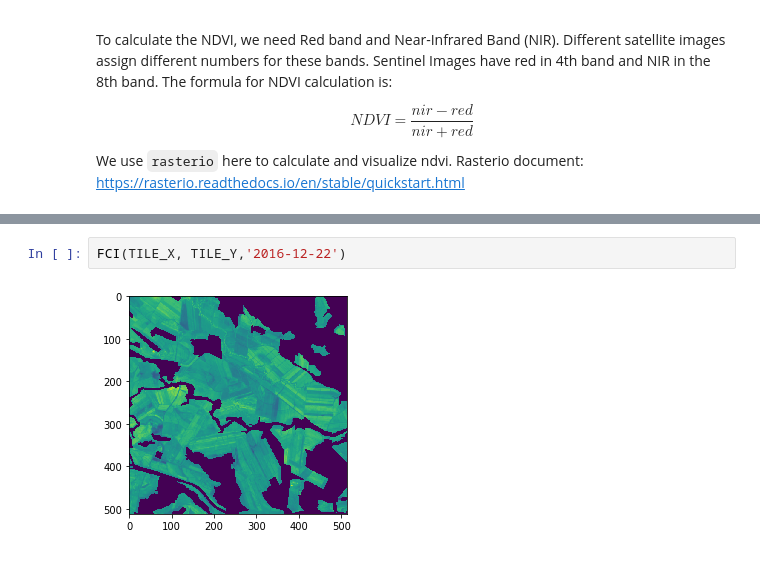
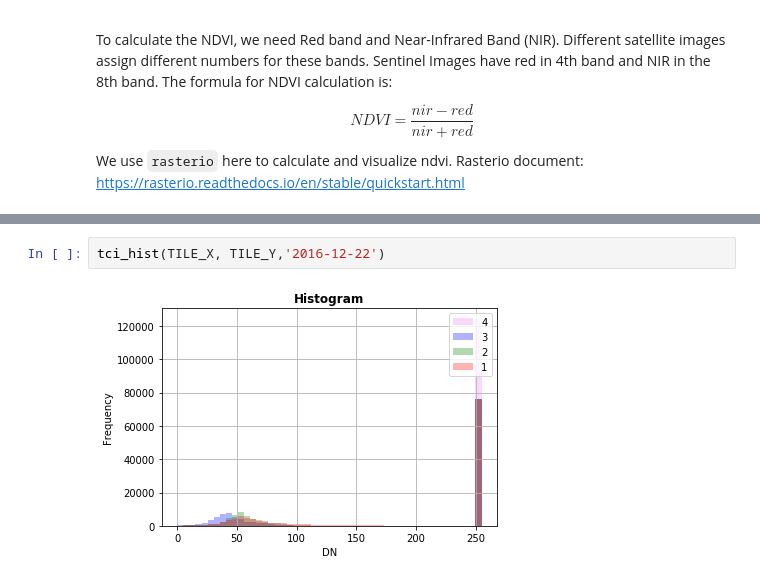
Before and after one commit to Phoebe0222/datathon, a Jupyter notebook: agri-indexes/NDVI.ipynb, the cells around one changed output, grey strips where cells are left out. Drawn from its saved outputs; the diff is of its cells as text.

```diff
--- a/agri-indexes/NDVI.ipynb
+++ b/agri-indexes/NDVI.ipynb
@@ -221,5 +198,5 @@ band_repre(TILE_X, TILE_Y,'2016-12-22')
 # %%
-FCI(TILE_X, TILE_Y,'2016-12-22')
+tci_hist(TILE_X, TILE_Y,'2016-12-22')
 # %% [output]
-[figure, old version]
+[figure, new version]
 # %%
```
Also changed, not shown: parts of 15 cells of this notebook, 1 other file.
